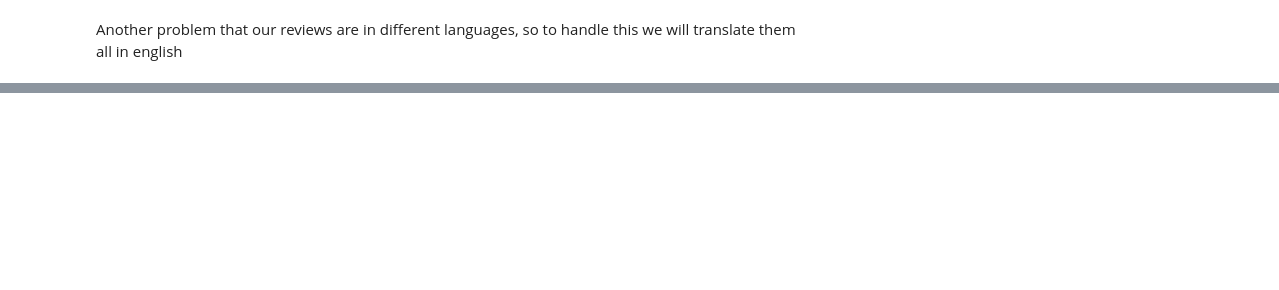
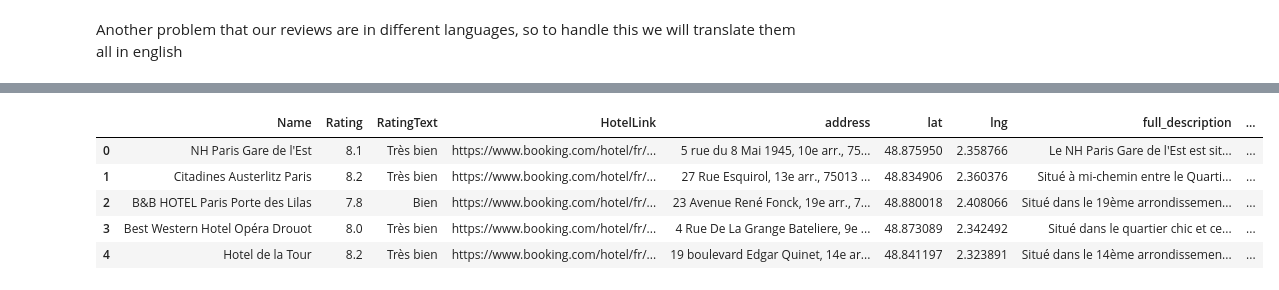
Before and after one commit to ahmedmaaloul/ecostay, a Jupyter notebook: main.ipynb, the cells around one changed output, grey strips where cells are left out. Cells and saved outputs as stored; diff of their text form; code cells hidden in the pictures; blank space fills up the shorter version.

```diff
--- a/main.ipynb
+++ b/main.ipynb
@@ -264,0 +282,13 @@ df4[
+# %%
+final_dataset = pd.merge(merged_df, df4, left_on='HotelLink', right_on='url', how='inner')
+# %%
+final_dataset.drop(columns=['url'], inplace=True)
+# %%
+final_dataset.head()
+# %% [output]
+|  | Name | Rating | RatingText | HotelLink | address | lat | lng | full_description | ... |
+| 0 | NH Paris Gare de l'Est | 8.1 | Très bien | https://www.booking.com/hotel/fr/... | 5 rue du 8 Mai 1945, 10e arr., 75... | 48.875950 | 2.358766 | Le NH Paris Gare de l'Est est sit... | ... |
+| 1 | Citadines Austerlitz Paris | 8.2 | Très bien | https://www.booking.com/hotel/fr/... | 27 Rue Esquirol, 13e arr., 75013 ... | 48.834906 | 2.360376 | Situé à mi-chemin entre le Quarti... | ... |
+| 2 | B&B HOTEL Paris Porte des Lilas | 7.8 | Bien | https://www.booking.com/hotel/fr/... | 23 Avenue René Fonck, 19e arr., 7... | 48.880018 | 2.408066 | Situé dans le 19ème arrondissemen... | ... |
+| 3 | Best Western Hotel Opéra Drouot | 8.0 | Très bien | https://www.booking.com/hotel/fr/... | 4 Rue De La Grange Bateliere, 9e ... | 48.873089 | 2.342492 | Situé dans le quartier chic et ce... | ... |
+| 4 | Hotel de la Tour | 8.2 | Très bien | https://www.booking.com/hotel/fr/... | 19 boulevard Edgar Quinet, 14e ar... | 48.841197 | 2.323891 | Situé dans le 14ème arrondissemen... | ... |
```
Also changed, not shown: parts of 20 cells of this notebook, 10 other files.
